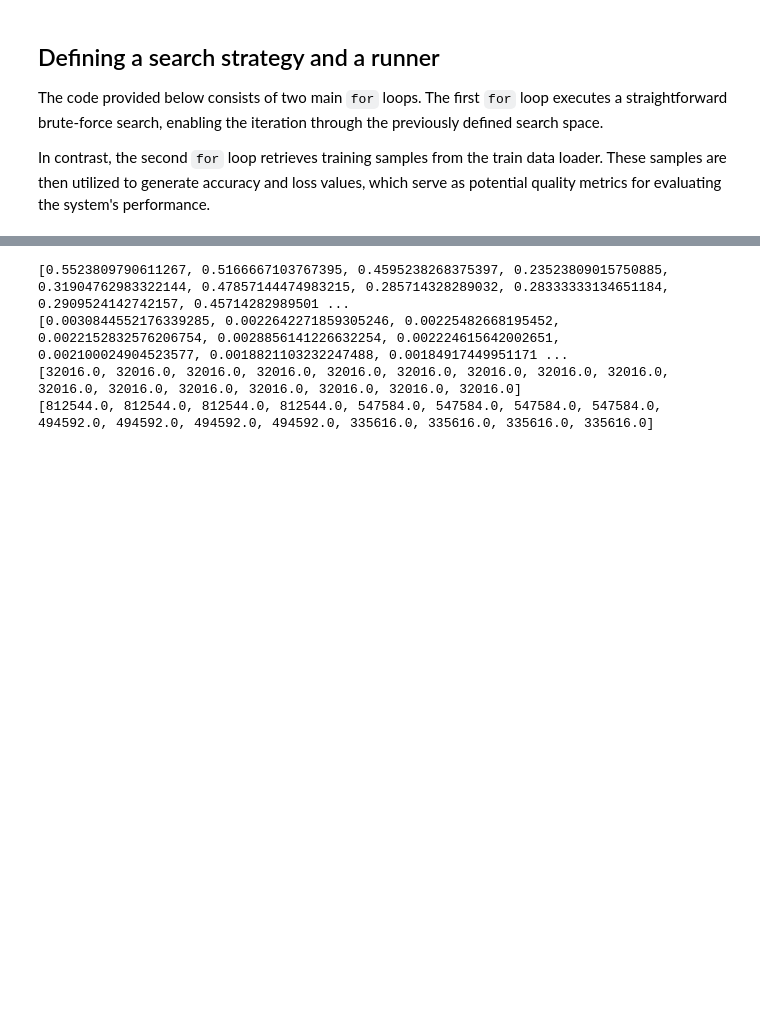
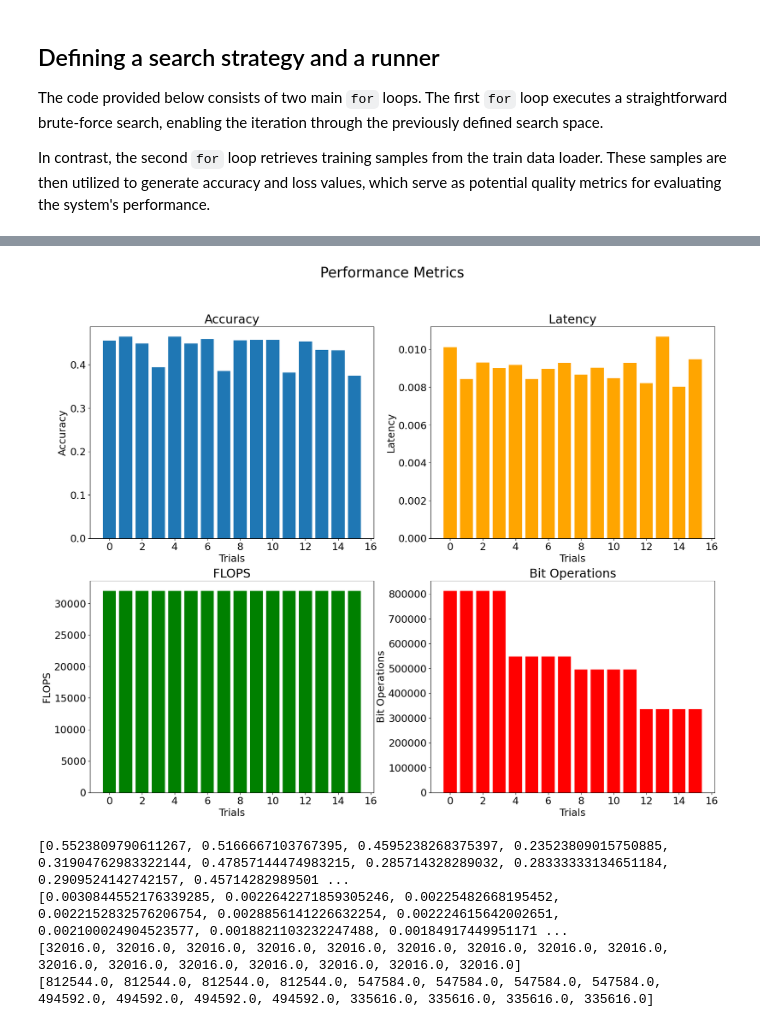
Before and after one commit to btarifi10/mase, a Jupyter notebook: docs/labs/lab3.ipynb, the cells around one changed output, grey strips where cells are left out. Cells and saved outputs as stored; diff of their text form; code cells hidden in the pictures; blank space fills up the shorter version.

```diff
--- a/docs/labs/lab3.ipynb
+++ b/docs/labs/lab3.ipynb
@@ -173,7 +173,7 @@ mg, _ = add_common_metadata_analysis_pass(mg, {"dummy_in": dummy_in})
 mg, _ = add_software_metadata_analysis_pass(mg, None)
 
 metric = MulticlassAccuracy(num_classes=5)
-num_batchs = 5
+num_batchs = 250
 # This first loop is basically our search strategy,
 # in this case, it is a simple brute force search
 
@@ -192,11 +192,11 @@ for i, config in enumerate(search_spaces):
     accs, losses = [], []
     lats = []
     for inputs in data_module.train_dataloader():
+        xs, ys = inputs
         start = time.time()
-        xs, ys = inputs
         preds = mg.model(xs)
+        lats.append(time.time() - start)
         loss = torch.nn.functional.cross_entropy(preds, ys)
-        lats.append(time.time() - start)
         acc = metric(preds, ys)
         accs.append(acc)
         losses.append(loss)
@@ -228,3 +275,37 @@ for i, config in enumerate(search_spaces):
+# %%
+# Give me good plots of the accuracy, latency, flops and bitops. Bar graphs
+
+import matplotlib.pyplot as plt
+import numpy as np
+
+fig, ax = plt.subplots(2, 2, figsize=(20, 15))
+fig.suptitle('Performance Metrics', fontsize=25)
+
+plt.rcParams.update({'font.size': 18})
+
+ax[0, 0].bar(np.arange(len(recorded_accs)), recorded_accs)
+ax[0, 0].set_title('Accuracy')
+ax[0, 0].set_xlabel('Trials')
+ax[0, 0].set_ylabel('Accuracy')
+
+ax[0, 1].bar(np.arange(len(latencies)), latencies, color='orange')
+ax[0, 1].set_title('Latency')
+ax[0, 1].set_xlabel('Trials')
+ax[0, 1].set_ylabel('Latency')
+
+ax[1, 0].bar(np.arange(len(total_flops)), total_flops, color='green')
+ax[1, 0].set_title('FLOPS')
+ax[1, 0].set_xlabel('Trials')
+ax[1, 0].set_ylabel('FLOPS')
+
+ax[1, 1].bar(np.arange(len(total_bitops)), total_bitops, color='red')
+ax[1, 1].set_title('Bit Operations')
+ax[1, 1].set_xlabel('Trials')
+ax[1, 1].set_ylabel('Bit Operations')
+
+plt.show()
+# %% [output]
+[figure, added]
 # %%
 print([a.item() for a in recorded_accs])
 print(latencies)
```
Also changed, not shown: parts of 7 cells of this notebook, 10 other files.
